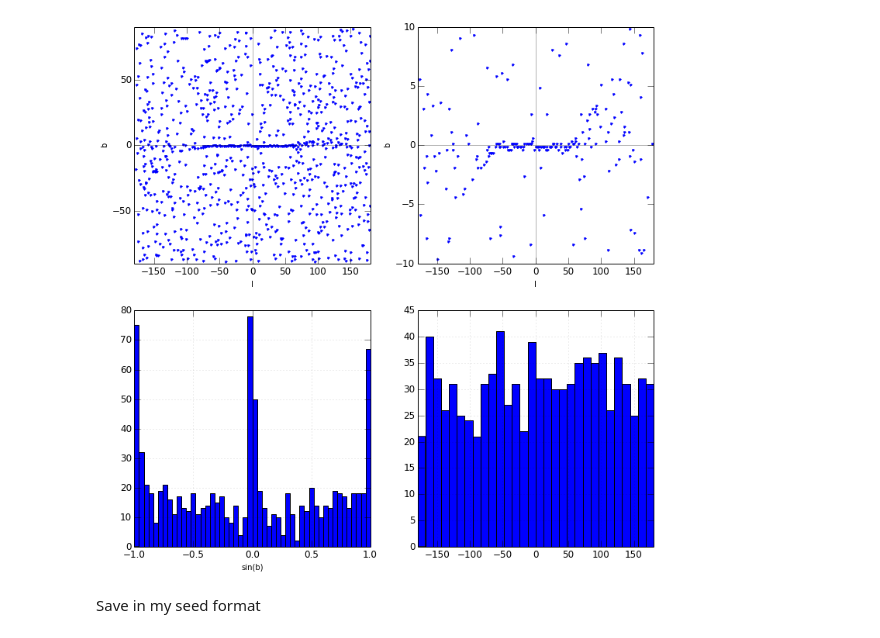
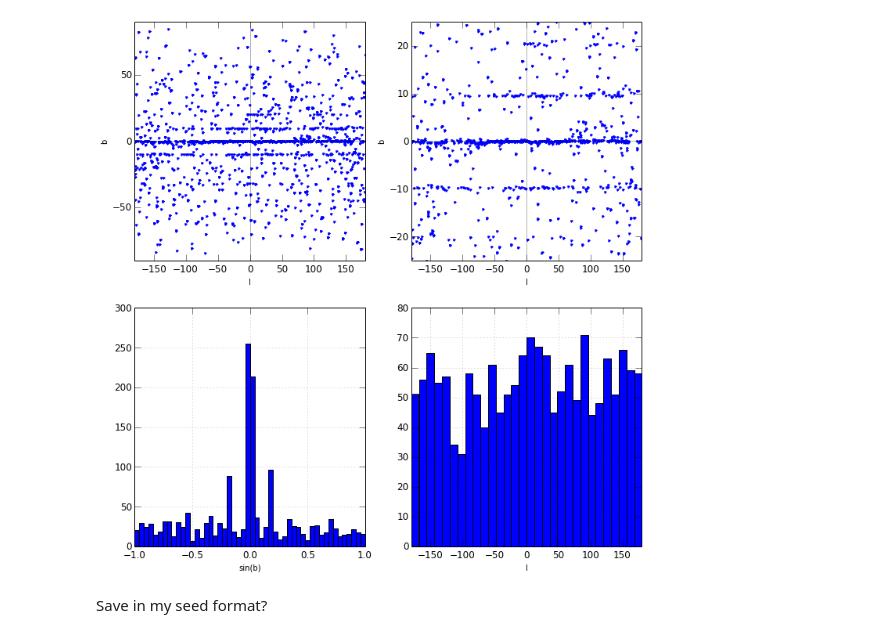
Before and after one commit to tburnett/Fermi-LAT, a Jupyter notebook: transients/study pgwave results.ipynb, the cells around one changed output. Cells and saved outputs as stored; diff of their text form; code cells hidden in the pictures.

```diff
--- a/transients/study pgwave results.ipynb
+++ b/transients/study pgwave results.ipynb
@@ -23,0 +4,16 @@ t['l b pos_err snr k_signif'.split()].describe()
+# %%
+%matplotlib inline
+month=1 # first month is 1
+pgw_filename='/nfs/farm/g/glast/g/catalog/transients/TBIN_%d_all_pgw.txt'% (month-1)
+assert os.path.exists(pgw_filename), 'File %s not found'% pgw_filensme
+# %%
+seeds = pd.read_table(pgw_filename, sep=' ', skipinitialspace=True, index_col=0,
+        header=None,
+        names='ra dec k_signif pgw_roi fgl_seed fgl_ra fgl_dec fgl_assoc'.split())
+
+names=[]
+for i,s in seeds.iterrows():
+    j = int(s.name[4:6]) if s.name[6]=='_' else int(s.name[4:5])
+    names.append('PGW_%02d_%03d_%02d' % (month, int(s.pgw_roi), j))
+seeds['name'] = names
+seeds['ra dec k_signif pgw_roi'.split()].describe()
@@ -24,32 +50,33 @@ t['l b pos_err snr k_signif'.split()].describe()
 # %%
 from skymaps import SkyDir
-sdirs = map( lambda l,b: SkyDir(l,b,SkyDir.GALACTIC), t.l ,t.b)
-t['ra'] = [s.ra() for s in sdirs]
-t['dec'] = [s.dec() for s in sdirs]
+t=seeds
+sdirs = map(SkyDir, t.ra,t.dec)
+t['l']=[s.l() for s in sdirs]
 t.l[t.l>180]-=360
+t['b']=[s.b() for s in sdirs]
 # %%
 fig, axx = plt.subplots(2,2, figsize=(12,12))
 ax = axx[0,0]
 ax.plot(t.l, t.b, '.')
 plt.setp(ax, xlabel='l', ylabel='b', xlim=(-180,180), ylim=(-90,90))
 ax.axhline(0, color='k', alpha=0.3)
 ax.axvline(0, color='k', alpha=0.3)
 ax = axx[1,0]
 sinb = np.sin(np.radians(t.b))
 dom = np.linspace(-1,1,51)
 ax.hist(list(sinb),dom);
 plt.setp(ax, xlabel='sin(b)')
-ax.grid(True, alpha=0.3)
+ax.grid(True, alpha=0.5)
 ax = axx[0,1]
 ax.plot(t.l, t.b, '.')
-plt.setp(ax, xlabel='l', ylabel='b', xlim=(-180,180), ylim=(-10,10))
+plt.setp(ax, xlabel='l', ylabel='b', xlim=(-180,180), ylim=(-25,25))
 ax.axhline(0, color='k', alpha=0.3)
 ax.axvline(0, color='k', alpha=0.3)
 ax= axx[1,1]
 ax.hist(list(t.l), np.linspace(-180, 180,31));
-plt.setp(ax, xlim=(-180,180))
-ax.grid(True, alpha=0.3)
+plt.setp(ax, xlim=(-180,180), xlabel='l')
+ax.grid(True, alpha=0.5)
 # %% [output]
-[figure, old version]
+[figure, new version]
 # %% [markdown]
-Save in my seed format
+Save in my seed format?
```
Also changed, not shown: parts of 10 cells of this notebook, 8 other files.
